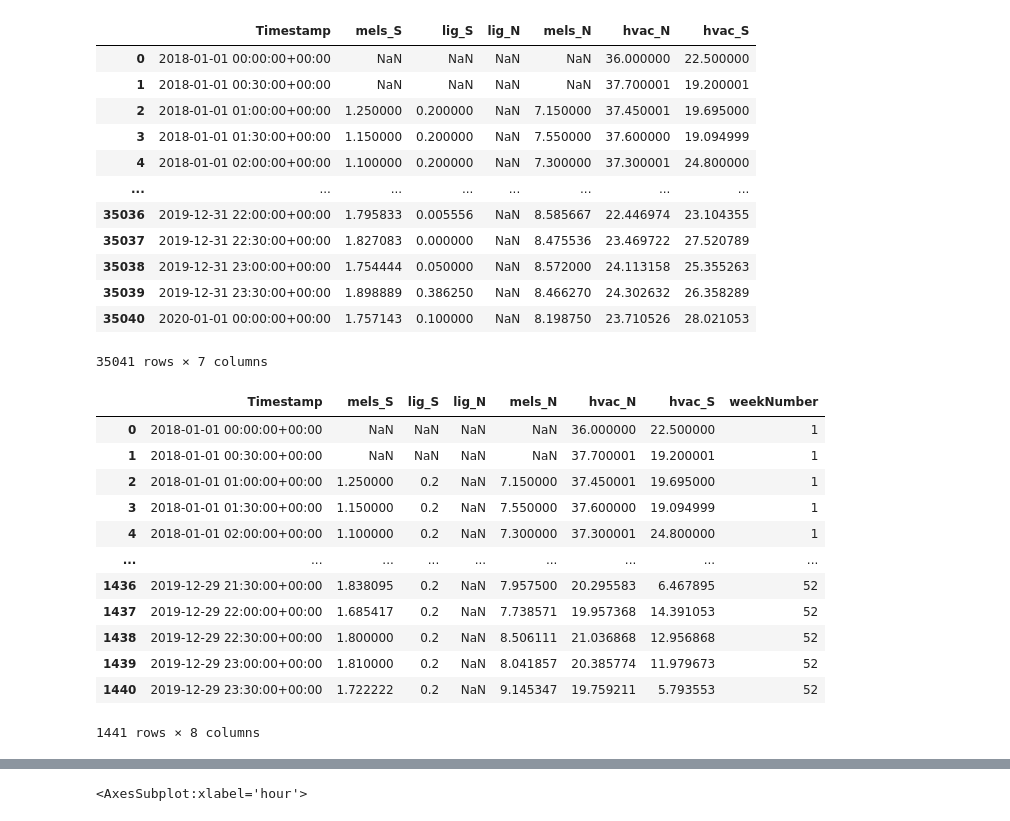
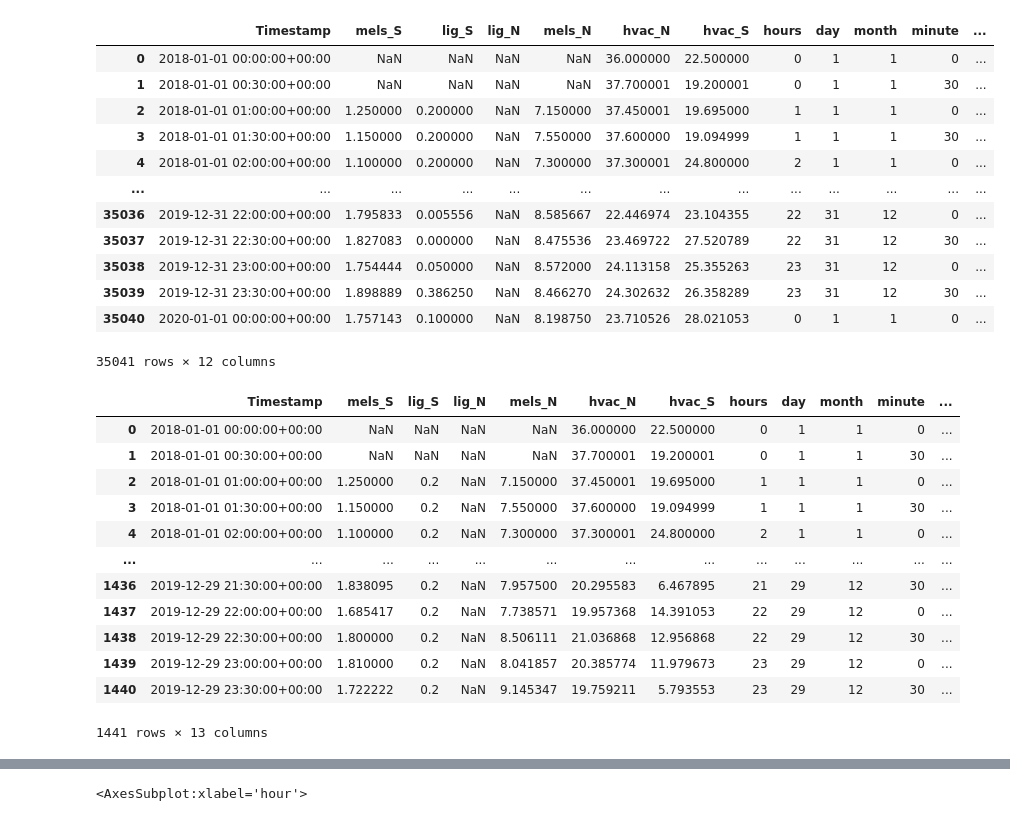
Before and after one commit to singhaniket98/Energy-Consumption-Prediction, a Jupyter notebook: src/collective_anomaly_detection_hav.ipynb, the cells around one changed output, grey strips where cells are left out. Saved outputs shown, nothing was run; the diff lists cells and outputs as text; code cells hidden in the pictures.

```diff
--- a/src/collective_anomaly_detection_hav.ipynb
+++ b/src/collective_anomaly_detection_hav.ipynb
@@ -14,27 +15,34 @@ from sklearn.ensemble import GradientBoostingRegressor
 # %%
 #Making a list of missing values types
 missingValues = ["n/a", "na", " ", "__"]
 data = pd.read_csv("/Users/aniketsingh/Desktop/SeniorProject/data/ele.csv",na_values = missingValues)
 
 data.rename(columns = {'Unnamed: 0': 'Timestamp'}, inplace = True)
+
 data['Timestamp'] = pd.to_datetime(data['Timestamp'])
-# data.set_index('Timestamp', inplace=True)
+data['hours'] = pd.to_datetime(data['Timestamp']).dt.hour
+data['day'] = pd.to_datetime(data['Timestamp']).dt.day
+data['month'] = pd.to_datetime(data['Timestamp']).dt.month
+data['minute'] = pd.to_datetime(data['Timestamp']).dt.minute
+data['year'] = pd.to_datetime(data['Timestamp']).dt.year
+
+#data.set_index('Timestamp', inplace=True)
 
 #First few rows
 data.head()
 data
 # %% [output]
-|  | Timestamp | mels_S | lig_S | lig_N | mels_N | hvac_N | hvac_S |
-| 0 | 2018-01-01 00:00:00+00:00 | NaN | NaN | NaN | NaN | 36.000000 | 22.500000 |
-| 1 | 2018-01-01 00:30:00+00:00 | NaN | NaN | NaN | NaN | 37.700001 | 19.200001 |
-| 2 | 2018-01-01 01:00:00+00:00 | 1.250000 | 0.200000 | NaN | 7.150000 | 37.450001 | 19.695000 |
-| 3 | 2018-01-01 01:30:00+00:00 | 1.150000 | 0.200000 | NaN | 7.550000 | 37.600000 | 19.094999 |
-| 4 | 2018-01-01 02:00:00+00:00 | 1.100000 | 0.200000 | NaN | 7.300000 | 37.300001 | 24.800000 |
-| ... | ... | ... | ... | ... | ... | ... | ... |
-| 35036 | 2019-12-31 22:00:00+00:00 | 1.795833 | 0.005556 | NaN | 8.585667 | 22.446974 | 23.104355 |
-| 35037 | 2019-12-31 22:30:00+00:00 | 1.827083 | 0.000000 | NaN | 8.475536 | 23.469722 | 27.520789 |
-| 35038 | 2019-12-31 23:00:00+00:00 | 1.754444 | 0.050000 | NaN | 8.572000 | 24.113158 | 25.355263 |
-| 35039 | 2019-12-31 23:30:00+00:00 | 1.898889 | 0.386250 | NaN | 8.466270 | 24.302632 | 26.358289 |
-| 35040 | 2020-01-01 00:00:00+00:00 | 1.757143 | 0.100000 | NaN | 8.198750 | 23.710526 | 28.021053 |
+|  | Timestamp | mels_S | lig_S | lig_N | mels_N | hvac_N | hvac_S | hours | day | month | minute | ... |
+| 0 | 2018-01-01 00:00:00+00:00 | NaN | NaN | NaN | NaN | 36.000000 | 22.500000 | 0 | 1 | 1 | 0 | ... |
+| 1 | 2018-01-01 00:30:00+00:00 | NaN | NaN | NaN | NaN | 37.700001 | 19.200001 | 0 | 1 | 1 | 30 | ... |
+| 2 | 2018-01-01 01:00:00+00:00 | 1.250000 | 0.200000 | NaN | 7.150000 | 37.450001 | 19.695000 | 1 | 1 | 1 | 0 | ... |
+| 3 | 2018-01-01 01:30:00+00:00 | 1.150000 | 0.200000 | NaN | 7.550000 | 37.600000 | 19.094999 | 1 | 1 | 1 | 30 | ... |
+| 4 | 2018-01-01 02:00:00+00:00 | 1.100000 | 0.200000 | NaN | 7.300000 | 37.300001 | 24.800000 | 2 | 1 | 1 | 0 | ... |
+| ... | ... | ... | ... | ... | ... | ... | ... | ... | ... | ... | ... | ... |
+| 35036 | 2019-12-31 22:00:00+00:00 | 1.795833 | 0.005556 | NaN | 8.585667 | 22.446974 | 23.104355 | 22 | 31 | 12 | 0 | ... |
+| 35037 | 2019-12-31 22:30:00+00:00 | 1.827083 | 0.000000 | NaN | 8.475536 | 23.469722 | 27.520789 | 22 | 31 | 12 | 30 | ... |
+| 35038 | 2019-12-31 23:00:00+00:00 | 1.754444 | 0.050000 | NaN | 8.572000 | 24.113158 | 25.355263 | 23 | 31 | 12 | 0 | ... |
+| 35039 | 2019-12-31 23:30:00+00:00 | 1.898889 | 0.386250 | NaN | 8.466270 | 24.302632 | 26.358289 | 23 | 31 | 12 | 30 | ... |
+| 35040 | 2020-01-01 00:00:00+00:00 | 1.757143 | 0.100000 | NaN | 8.198750 | 23.710526 | 28.021053 | 0 | 1 | 1 | 0 | ... |
-35041 rows × 7 columns
+35041 rows × 12 columns
 # %%
@@ -48,19 +55,19 @@ data['hour']=data['Timestamp'].dt.hour
 data = pd.concat([data_first_week,data_last_week],axis=0,ignore_index=True)
 data
 # %% [output]
-|  | Timestamp | mels_S | lig_S | lig_N | mels_N | hvac_N | hvac_S | weekNumber |
-| 0 | 2018-01-01 00:00:00+00:00 | NaN | NaN | NaN | NaN | 36.000000 | 22.500000 | 1 |
-| 1 | 2018-01-01 00:30:00+00:00 | NaN | NaN | NaN | NaN | 37.700001 | 19.200001 | 1 |
-| 2 | 2018-01-01 01:00:00+00:00 | 1.250000 | 0.2 | NaN | 7.150000 | 37.450001 | 19.695000 | 1 |
-| 3 | 2018-01-01 01:30:00+00:00 | 1.150000 | 0.2 | NaN | 7.550000 | 37.600000 | 19.094999 | 1 |
-| 4 | 2018-01-01 02:00:00+00:00 | 1.100000 | 0.2 | NaN | 7.300000 | 37.300001 | 24.800000 | 1 |
-| ... | ... | ... | ... | ... | ... | ... | ... | ... |
-| 1436 | 2019-12-29 21:30:00+00:00 | 1.838095 | 0.2 | NaN | 7.957500 | 20.295583 | 6.467895 | 52 |
-| 1437 | 2019-12-29 22:00:00+00:00 | 1.685417 | 0.2 | NaN | 7.738571 | 19.957368 | 14.391053 | 52 |
-| 1438 | 2019-12-29 22:30:00+00:00 | 1.800000 | 0.2 | NaN | 8.506111 | 21.036868 | 12.956868 | 52 |
-| 1439 | 2019-12-29 23:00:00+00:00 | 1.810000 | 0.2 | NaN | 8.041857 | 20.385774 | 11.979673 | 52 |
-| 1440 | 2019-12-29 23:30:00+00:00 | 1.722222 | 0.2 | NaN | 9.145347 | 19.759211 | 5.793553 | 52 |
+|  | Timestamp | mels_S | lig_S | lig_N | mels_N | hvac_N | hvac_S | hours | day | month | minute | ... |
+| 0 | 2018-01-01 00:00:00+00:00 | NaN | NaN | NaN | NaN | 36.000000 | 22.500000 | 0 | 1 | 1 | 0 | ... |
+| 1 | 2018-01-01 00:30:00+00:00 | NaN | NaN | NaN | NaN | 37.700001 | 19.200001 | 0 | 1 | 1 | 30 | ... |
+| 2 | 2018-01-01 01:00:00+00:00 | 1.250000 | 0.2 | NaN | 7.150000 | 37.450001 | 19.695000 | 1 | 1 | 1 | 0 | ... |
+| 3 | 2018-01-01 01:30:00+00:00 | 1.150000 | 0.2 | NaN | 7.550000 | 37.600000 | 19.094999 | 1 | 1 | 1 | 30 | ... |
+| 4 | 2018-01-01 02:00:00+00:00 | 1.100000 | 0.2 | NaN | 7.300000 | 37.300001 | 24.800000 | 2 | 1 | 1 | 0 | ... |
+| ... | ... | ... | ... | ... | ... | ... | ... | ... | ... | ... | ... | ... |
+| 1436 | 2019-12-29 21:30:00+00:00 | 1.838095 | 0.2 | NaN | 7.957500 | 20.295583 | 6.467895 | 21 | 29 | 12 | 30 | ... |
+| 1437 | 2019-12-29 22:00:00+00:00 | 1.685417 | 0.2 | NaN | 7.738571 | 19.957368 | 14.391053 | 22 | 29 | 12 | 0 | ... |
+| 1438 | 2019-12-29 22:30:00+00:00 | 1.800000 | 0.2 | NaN | 8.506111 | 21.036868 | 12.956868 | 22 | 29 | 12 | 30 | ... |
+| 1439 | 2019-12-29 23:00:00+00:00 | 1.810000 | 0.2 | NaN | 8.041857 | 20.385774 | 11.979673 | 23 | 29 | 12 | 0 | ... |
+| 1440 | 2019-12-29 23:30:00+00:00 | 1.722222 | 0.2 | NaN | 9.145347 | 19.759211 | 5.793553 | 23 | 29 | 12 | 30 | ... |
-1441 rows × 8 columns
+1441 rows × 13 columns
 # %%
 data = data.drop(columns = ['mels_S','lig_S','lig_N','mels_N','weekNumber'])
 data.set_index('Timestamp', inplace=True)
```
Also changed, not shown: parts of 16 cells of this notebook.
